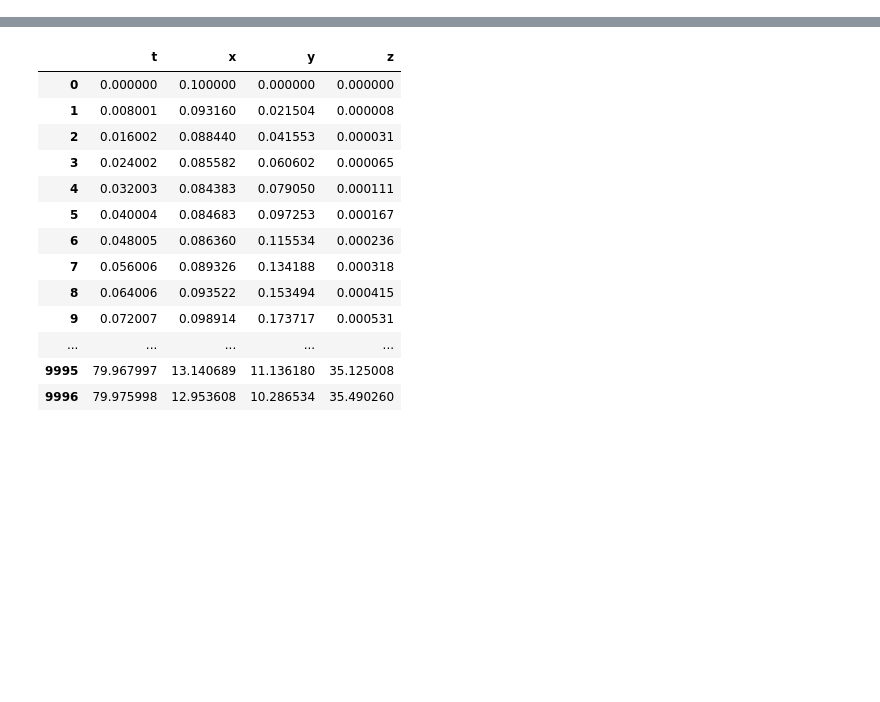
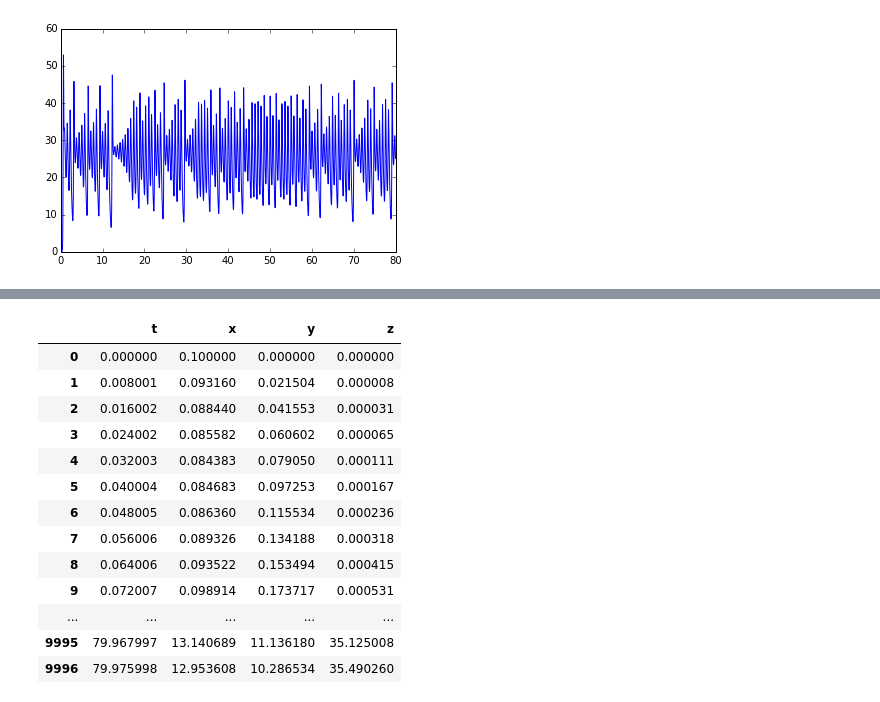
Before and after one commit to stewa165/CS510-Fall2015-Midterm, a Jupyter notebook: ExploreAttractor.ipynb, the cells around one changed output, grey strips where cells are left out. Cells and saved outputs as stored; diff of their text form; code cells hidden in the pictures; blank space fills up the shorter version.

```diff
--- a/ExploreAttractor.ipynb
+++ b/ExploreAttractor.ipynb
@@ -5,0 +39,4 @@ a = Attractor()
+# %%
+a.plotz()
+# %% [output]
+[figure, added]
```
Also changed, not shown: parts of 22 cells of this notebook, 1 other file.
